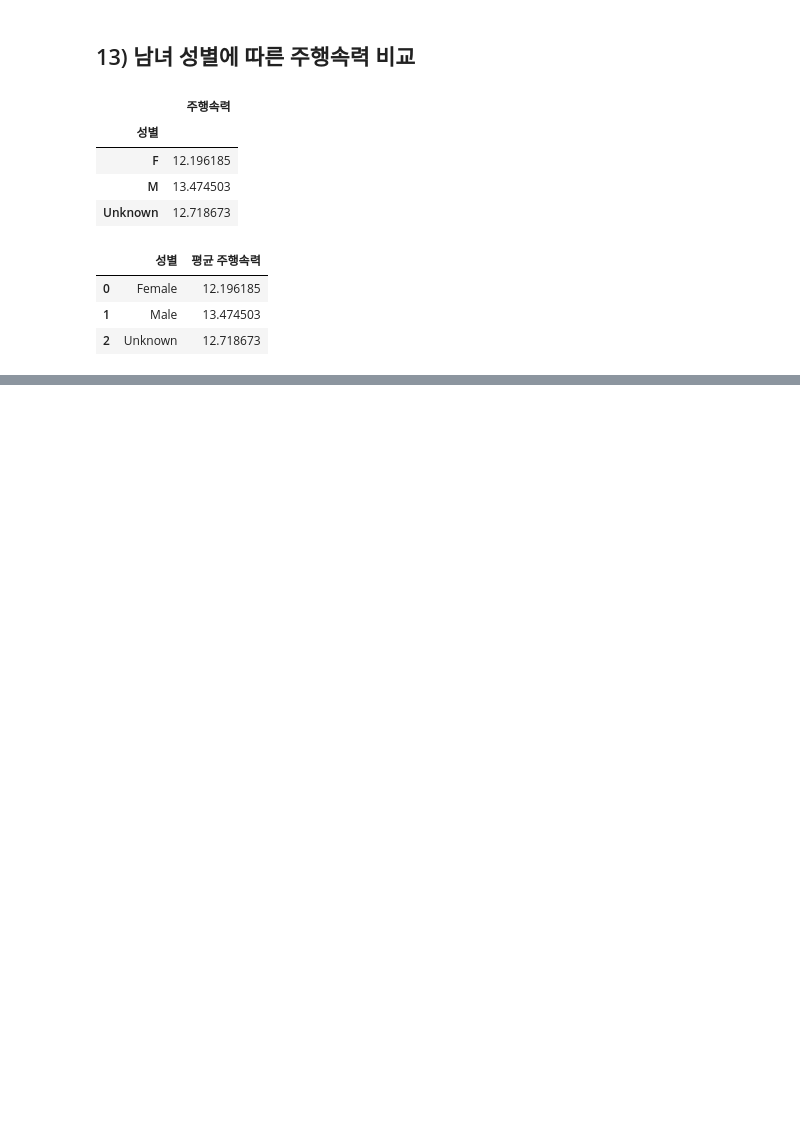
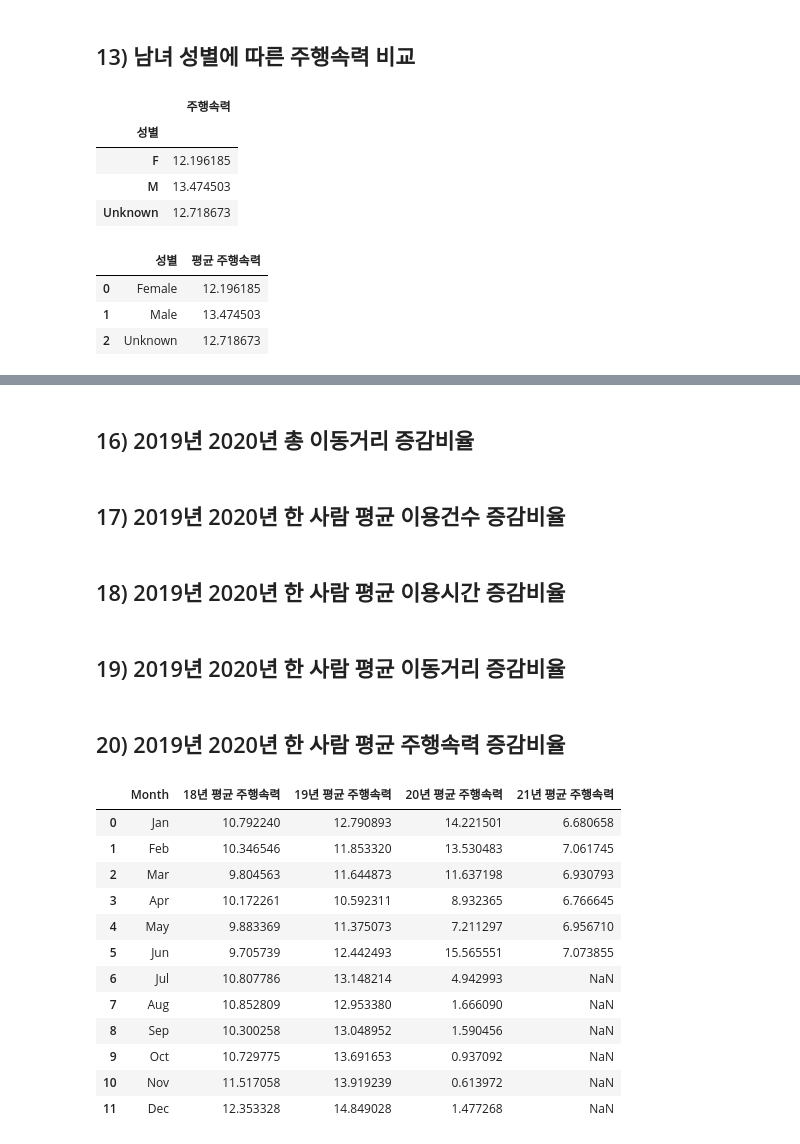
Before and after one commit to jinubot07/LikeLion_13th_DataCourse, a Jupyter notebook: 08_PRJ_team_project/code/정진우/TP_bike_19vs20.ipynb, the cells around one changed output, grey strips where cells are left out. Saved outputs shown, nothing was run; the diff lists cells and outputs as text; code cells hidden in the pictures; blank space fills up the shorter version.

```diff
--- a/08_PRJ_team_project/code/정진우/TP_bike_19vs20.ipynb
+++ b/08_PRJ_team_project/code/정진우/TP_bike_19vs20.ipynb
@@ -702,0 +706,33 @@ bike_ratio_sum.iplot(kind='line',x='Month',theme='space')
+# %% [markdown]
+## 16) 2019년 2020년 총 이동거리 증감비율
+# %% [markdown]
+## 17) 2019년 2020년 한 사람 평균 이용건수 증감비율
+# %% [markdown]
+## 18) 2019년 2020년 한 사람 평균 이용시간 증감비율
+# %% [markdown]
+## 19) 2019년 2020년 한 사람 평균 이동거리 증감비율
+# %% [markdown]
+## 20) 2019년 2020년 한 사람 평균 주행속력 증감비율
+# %%
+bike_ratio_mean4 = pd.DataFrame({'Month'   : ['Jan','Feb','Mar','Apr','May','Jun','Jul','Aug','Sep','Oct','Nov','Dec'],
+                               '18년 평균 주행속력' : bike18_mean['평균 주행속력'],
+                               '19년 평균 주행속력' : bike19_mean['평균 주행속력'],
+                               '20년 평균 주행속력' : bike20_mean['평균 주행속력'],
+                               '21년 평균 주행속력' : bike21_mean['평균 주행속력']})
+
+bike_ratio_mean4 = bike_ratio_mean4.reset_index(drop=True)
+bike_ratio_mean4
+# %% [output]
+|  | Month | 18년 평균 주행속력 | 19년 평균 주행속력 | 20년 평균 주행속력 | 21년 평균 주행속력 |
+| 0 | Jan | 10.792240 | 12.790893 | 14.221501 | 6.680658 |
+| 1 | Feb | 10.346546 | 11.853320 | 13.530483 | 7.061745 |
+| 2 | Mar | 9.804563 | 11.644873 | 11.637198 | 6.930793 |
+| 3 | Apr | 10.172261 | 10.592311 | 8.932365 | 6.766645 |
+| 4 | May | 9.883369 | 11.375073 | 7.211297 | 6.956710 |
+| 5 | Jun | 9.705739 | 12.442493 | 15.565551 | 7.073855 |
+| 6 | Jul | 10.807786 | 13.148214 | 4.942993 | NaN |
+| 7 | Aug | 10.852809 | 12.953380 | 1.666090 | NaN |
+| 8 | Sep | 10.300258 | 13.048952 | 1.590456 | NaN |
+| 9 | Oct | 10.729775 | 13.691653 | 0.937092 | NaN |
+| 10 | Nov | 11.517058 | 13.919239 | 0.613972 | NaN |
+| 11 | Dec | 12.353328 | 14.849028 | 1.477268 | NaN |
```
Also changed, not shown: parts of 25 cells of this notebook, 5 other files.
